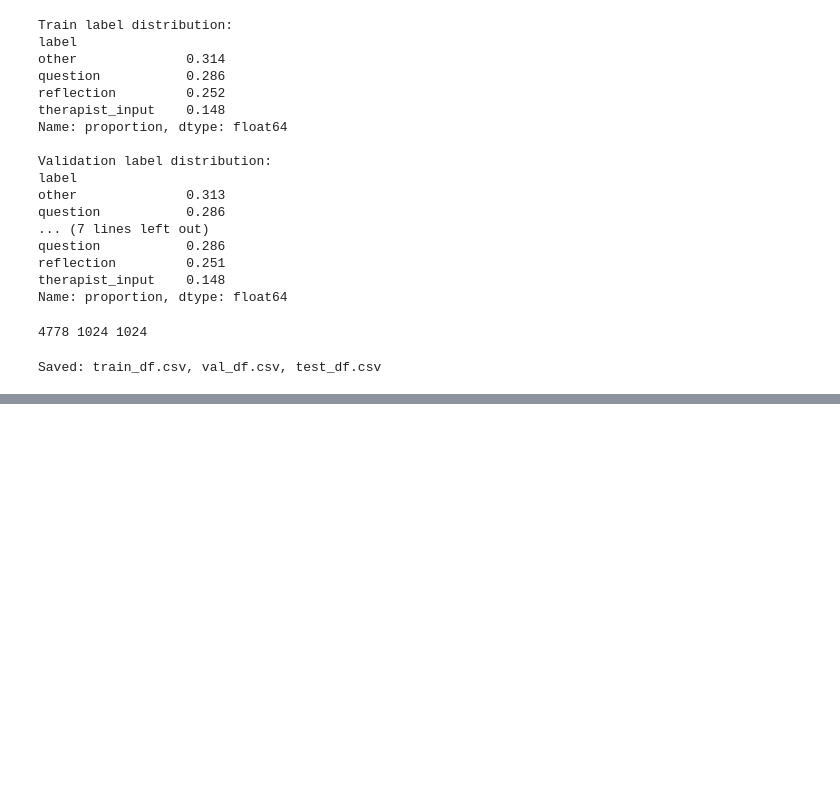
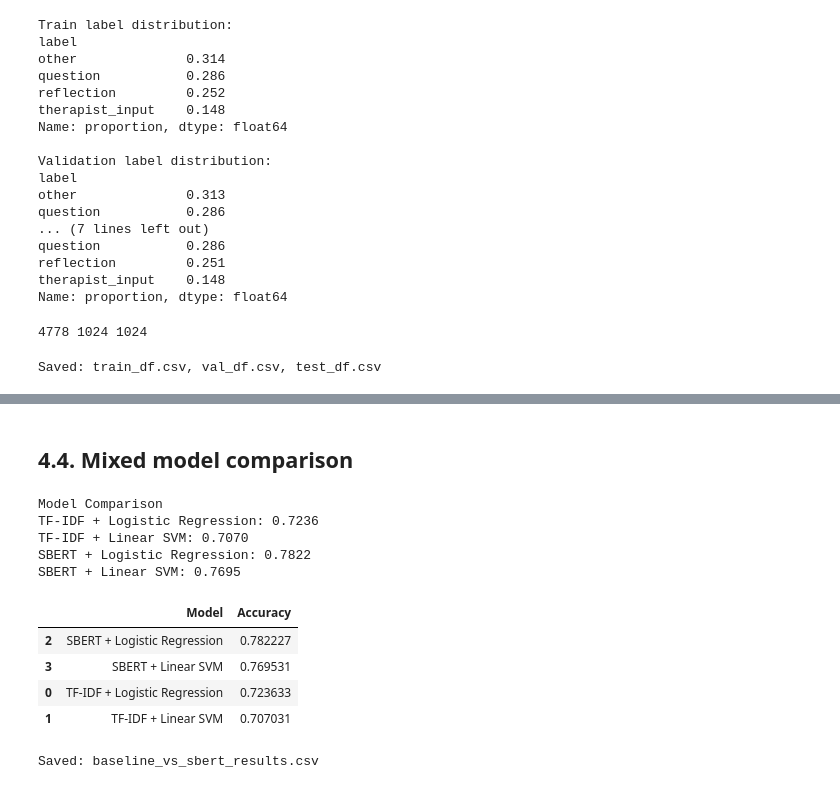
Before and after one commit to mthudangn/conversational-psychotherapy-fidelity, a Jupyter notebook: notebooks/thesis_pipeline.ipynb, the cells around one changed output, grey strips where cells are left out. Cells and saved outputs as stored; diff of their text form; code cells hidden in the pictures; blank space fills up the shorter version.

```diff
--- a/notebooks/thesis_pipeline.ipynb
+++ b/notebooks/thesis_pipeline.ipynb
@@ -444,0 +602,12 @@ Saved: train_df.csv, val_df.csv, test_df.csv
+# %%
+sbert_lr = LogisticRegression(max_iter=500)
+
+sbert_lr.fit(X_train_emb, y_train)
+
+y_pred_sbert_lr = sbert_lr.predict(X_test_emb)
+
+print("SBERT + Logistic Regression Accuracy:")
+print(accuracy_score(y_test, y_pred_sbert_lr))
+
+print("\nClassification Report:")
+print(classification_report(y_test, y_pred_sbert_lr, target_names=label_encoder.classes_))
@@ -444,0 +631,12 @@ Saved: train_df.csv, val_df.csv, test_df.csv
+# %%
+sbert_svm = LinearSVC()
+
+sbert_svm.fit(X_train_emb, y_train)
+
+y_pred_sbert_svm = sbert_svm.predict(X_test_emb)
+
+print("SBERT + Linear SVM Accuracy:")
+print(accuracy_score(y_test, y_pred_sbert_svm))
+
+print("\nClassification Report:")
+print(classification_report(y_test, y_pred_sbert_svm, target_names=label_encoder.classes_))
@@ -444,0 +658,39 @@ Saved: train_df.csv, val_df.csv, test_df.csv
+# %% [markdown]
+## 4.4. Mixed model comparison
+# %%
+results = {
+    "TF-IDF + Logistic Regression": accuracy_score(y_test, y_pred_lr),
+    "TF-IDF + Linear SVM": accuracy_score(y_test, y_pred_svm),
+    "SBERT + Logistic Regression": accuracy_score(y_test, y_pred_sbert_lr),
+    "SBERT + Linear SVM": accuracy_score(y_test, y_pred_sbert_svm),
+}
+
+print("Model Comparison")
+for model_name, acc in results.items():
+    print(f"{model_name}: {acc:.4f}")
+# %% [output]
+Model Comparison
+TF-IDF + Logistic Regression: 0.7236
+TF-IDF + Linear SVM: 0.7070
+SBERT + Logistic Regression: 0.7822
+SBERT + Linear SVM: 0.7695
+# %%
+# Results table
+results_df = pd.DataFrame({
+    "Model": list(results.keys()),
+    "Accuracy": list(results.values())
+}).sort_values("Accuracy", ascending=False)
+
+results_df
+# %% [output]
+|  | Model | Accuracy |
+| 2 | SBERT + Logistic Regression | 0.782227 |
+| 3 | SBERT + Linear SVM | 0.769531 |
+| 0 | TF-IDF + Logistic Regression | 0.723633 |
+| 1 | TF-IDF + Linear SVM | 0.707031 |
+# %%
+# Save results
+results_df.to_csv("baseline_vs_sbert_results.csv", index=False)
+print("Saved: baseline_vs_sbert_results.csv")
+# %% [output]
+Saved: baseline_vs_sbert_results.csv
```
Also changed, not shown: parts of 25 cells of this notebook.
